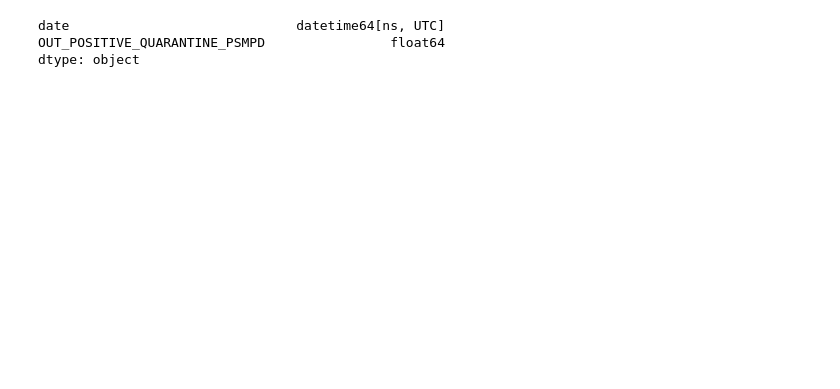
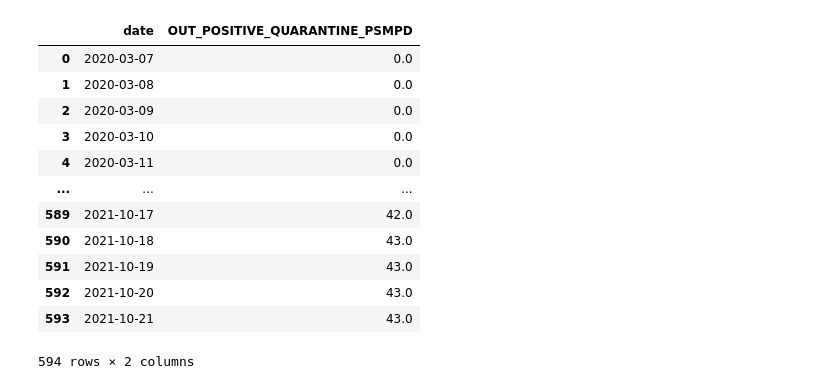
Before and after one commit to joannechoi/DC-Crime-Analysis, a Jupyter notebook: Combine_Datasets/Merging Crime data and Covid data.ipynb, the cells around one changed output. Cells and saved outputs as stored; diff of their text form; code cells hidden in the pictures; blank space fills up the shorter version.

```diff
--- a/Combine_Datasets/Merging Crime data and Covid data.ipynb
+++ b/Combine_Datasets/Merging Crime data and Covid data.ipynb
@@ -106,11 +165,23 @@ dtype: object
 # %%
 #sick police
 df_sick_police = df_sick_police.rename(columns = {'DATE_REPORTED':'date'})
-df_sick_police['date'] = pd.to_datetime(df_sick_police['date'], utc=True)
+df_sick_police['date'] = pd.to_datetime(df_sick_police['date'])
 
-df_sick_police.dtypes
+df_sick_police.fillna(0, inplace=True)
+
+df_sick_police
 # %% [output]
+|  | date | OUT_POSITIVE_QUARANTINE_PSMPD |
+| 0 | 2020-03-07 | 0.0 |
+| 1 | 2020-03-08 | 0.0 |
+| 2 | 2020-03-09 | 0.0 |
+| 3 | 2020-03-10 | 0.0 |
+| 4 | 2020-03-11 | 0.0 |
+| ... | ... | ... |
+| 589 | 2021-10-17 | 42.0 |
+| 590 | 2021-10-18 | 43.0 |
+| 591 | 2021-10-19 | 43.0 |
+| 592 | 2021-10-20 | 43.0 |
+| 593 | 2021-10-21 | 43.0 |
-date                             datetime64[ns, UTC]
-OUT_POSITIVE_QUARANTINE_PSMPD                float64
-dtype: object
+594 rows × 2 columns
 # %%
```
Also changed, not shown: parts of 16 cells of this notebook.
